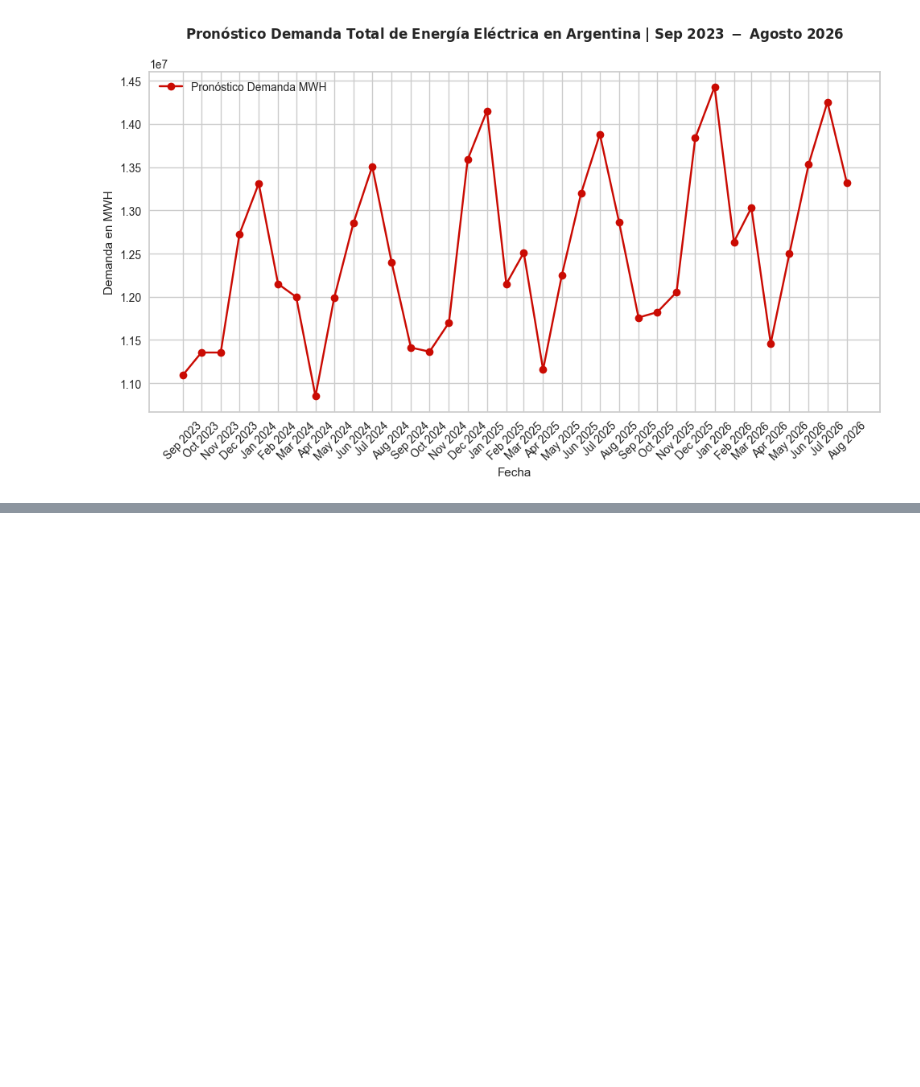
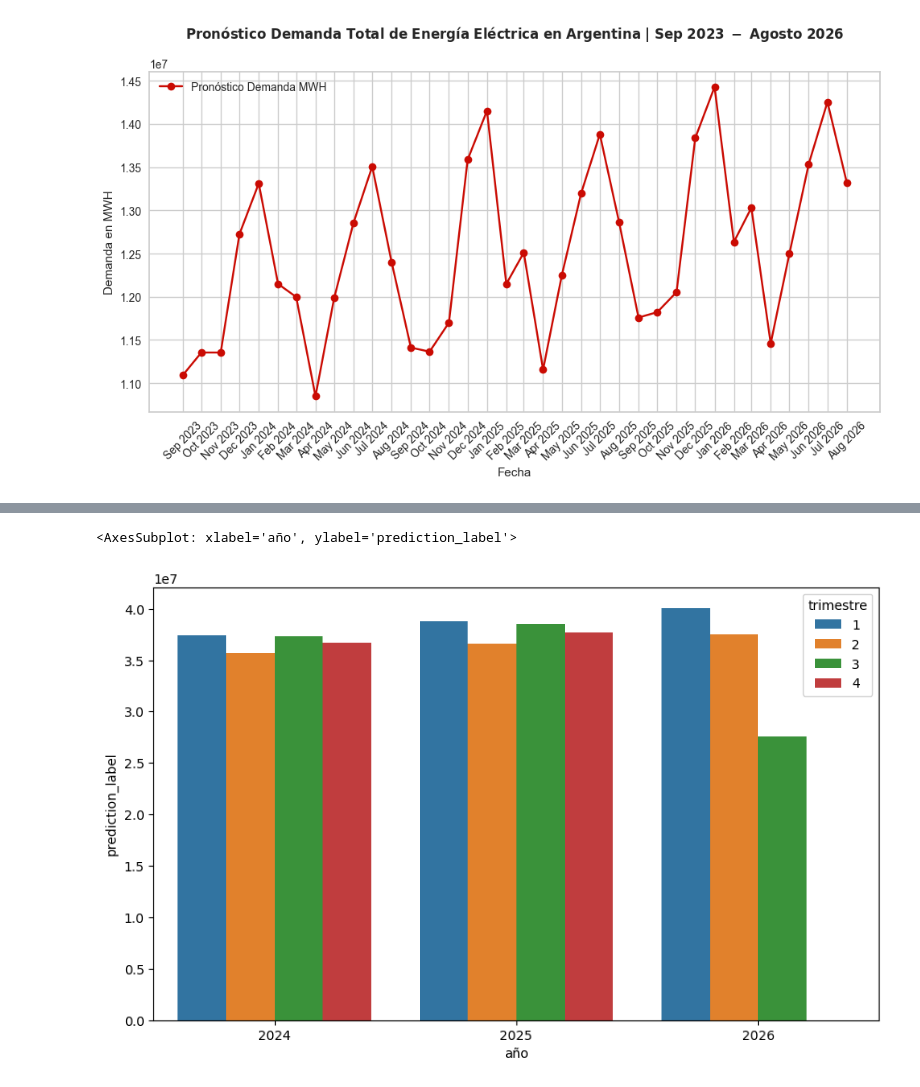
Before and after one commit to manuel-barreiro/prediccion-demanda-electrica, a Jupyter notebook: modelo_predictivo/NOTEBOOK_FINAL.ipynb, the cells around one changed output, grey strips where cells are left out. Cells and saved outputs as stored; diff of their text form; code cells hidden in the pictures; blank space fills up the shorter version.

```diff
--- a/modelo_predictivo/NOTEBOOK_FINAL.ipynb
+++ b/modelo_predictivo/NOTEBOOK_FINAL.ipynb
@@ -1324,0 +1396,5 @@ concat_df.to_excel(r"./PRONOSTICO_FINAL_CON_TODO.xlsx")
+# %%
+#Agrupar por año y trimestre y sumar la demanda
+
+pronostico_trimestres = pronostico.groupby(['año', 'trimestre']).prediction_label.sum().reset_index()
+pronostico_trimestres
@@ -1324,0 +1416,9 @@ concat_df.to_excel(r"./PRONOSTICO_FINAL_CON_TODO.xlsx")
+# %%
+# Hago grafico de barras para los trimestres por año
+
+# Crear el gráfico de barras
+plot.figure(figsize=(10, 6))  # Tamaño de la figura
+sns.barplot(data=pronostico_trimestres[pronostico_trimestres.año > 2023], x='año', y='prediction_label', hue='trimestre')
+# %% [output]
+<AxesSubplot: xlabel='año', ylabel='prediction_label'>
+[figure, added]
```
Also changed, not shown: parts of 7 cells of this notebook, 1 other file.
